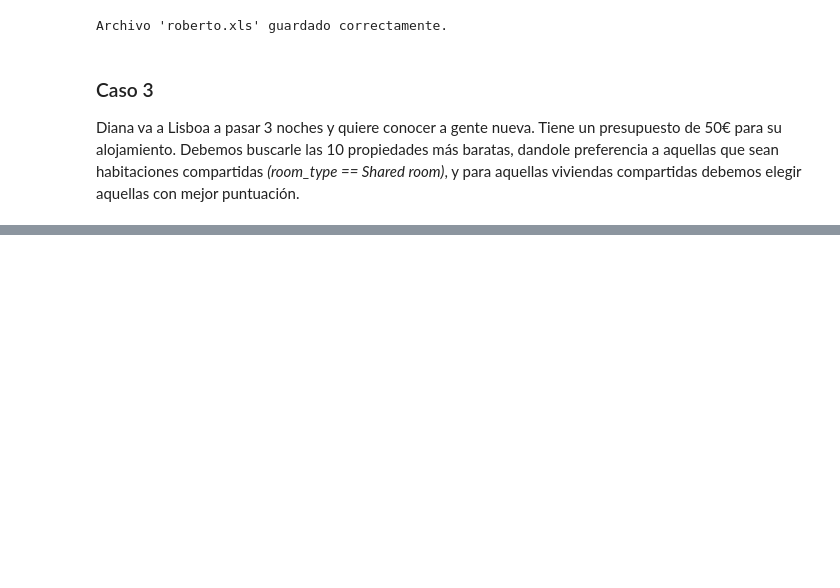
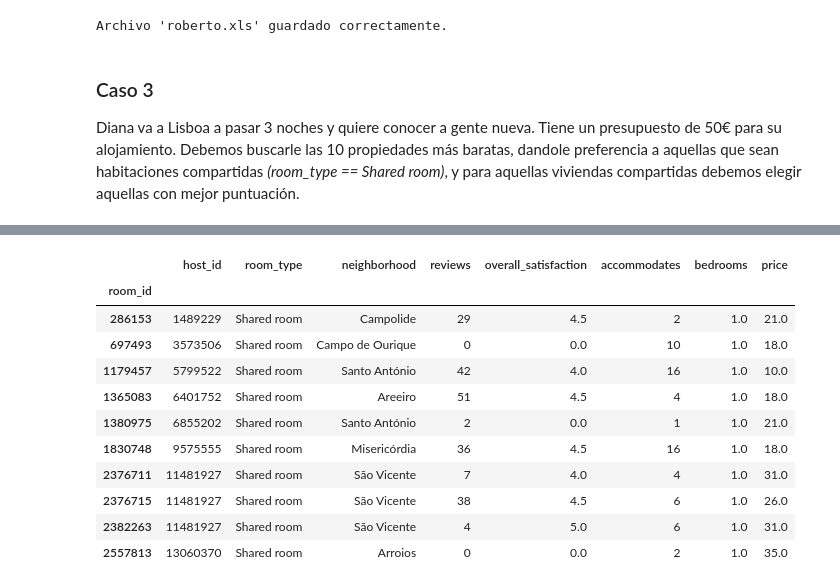
Before and after one commit to alzamora2000/PC5-1, a Jupyter notebook: Problema1.ipynb, the cells around one changed output, grey strips where cells are left out. Cells and saved outputs as stored; diff of their text form; code cells hidden in the pictures; blank space fills up the shorter version.

```diff
--- a/Problema1.ipynb
+++ b/Problema1.ipynb
@@ -132,3 +132,7 @@ Archivo 'roberto.xls' guardado correctamente.
 ### Caso 3
 
 Diana va a Lisboa a pasar 3 noches y quiere conocer a gente nueva. Tiene un presupuesto de 50€ para su alojamiento. Debemos buscarle las 10 propiedades más baratas, dandole preferencia a aquellas que sean habitaciones compartidas *(room_type == Shared room)*, y para aquellas viviendas compartidas debemos elegir aquellas con mejor puntuación.
+# %%
+import pandas as pd
+df_airbnb = pd.read_csv("./data/airbnb.csv",index_col=0)
+df_airbnb.head()
@@ -134,0 +147,16 @@ Diana va a Lisboa a pasar 3 noches y quiere conocer a gente nueva. Tiene un pres
+# %%
+filtro3 = df_airbnb[(df_airbnb['price'] < 50) & (df_airbnb['room_type'] == 'Shared room')]
+filtro3.head(10)
+# %% [output]
+|  | host_id | room_type | neighborhood | reviews | overall_satisfaction | accommodates | bedrooms | price |
+| room_id |  |  |  |  |  |  |  |  |
+| 286153 | 1489229 | Shared room | Campolide | 29 | 4.5 | 2 | 1.0 | 21.0 |
+| 697493 | 3573506 | Shared room | Campo de Ourique | 0 | 0.0 | 10 | 1.0 | 18.0 |
+| 1179457 | 5799522 | Shared room | Santo António | 42 | 4.0 | 16 | 1.0 | 10.0 |
+| 1365083 | 6401752 | Shared room | Areeiro | 51 | 4.5 | 4 | 1.0 | 18.0 |
+| 1380975 | 6855202 | Shared room | Santo António | 2 | 0.0 | 1 | 1.0 | 21.0 |
+| 1830748 | 9575555 | Shared room | Misericórdia | 36 | 4.5 | 16 | 1.0 | 18.0 |
+| 2376711 | 11481927 | Shared room | São Vicente | 7 | 4.0 | 4 | 1.0 | 31.0 |
+| 2376715 | 11481927 | Shared room | São Vicente | 38 | 4.5 | 6 | 1.0 | 26.0 |
+| 2382263 | 11481927 | Shared room | São Vicente | 4 | 5.0 | 6 | 1.0 | 31.0 |
+| 2557813 | 13060370 | Shared room | Arroios | 0 | 0.0 | 2 | 1.0 | 35.0 |
```
Also changed, not shown: parts of 2 cells of this notebook.
